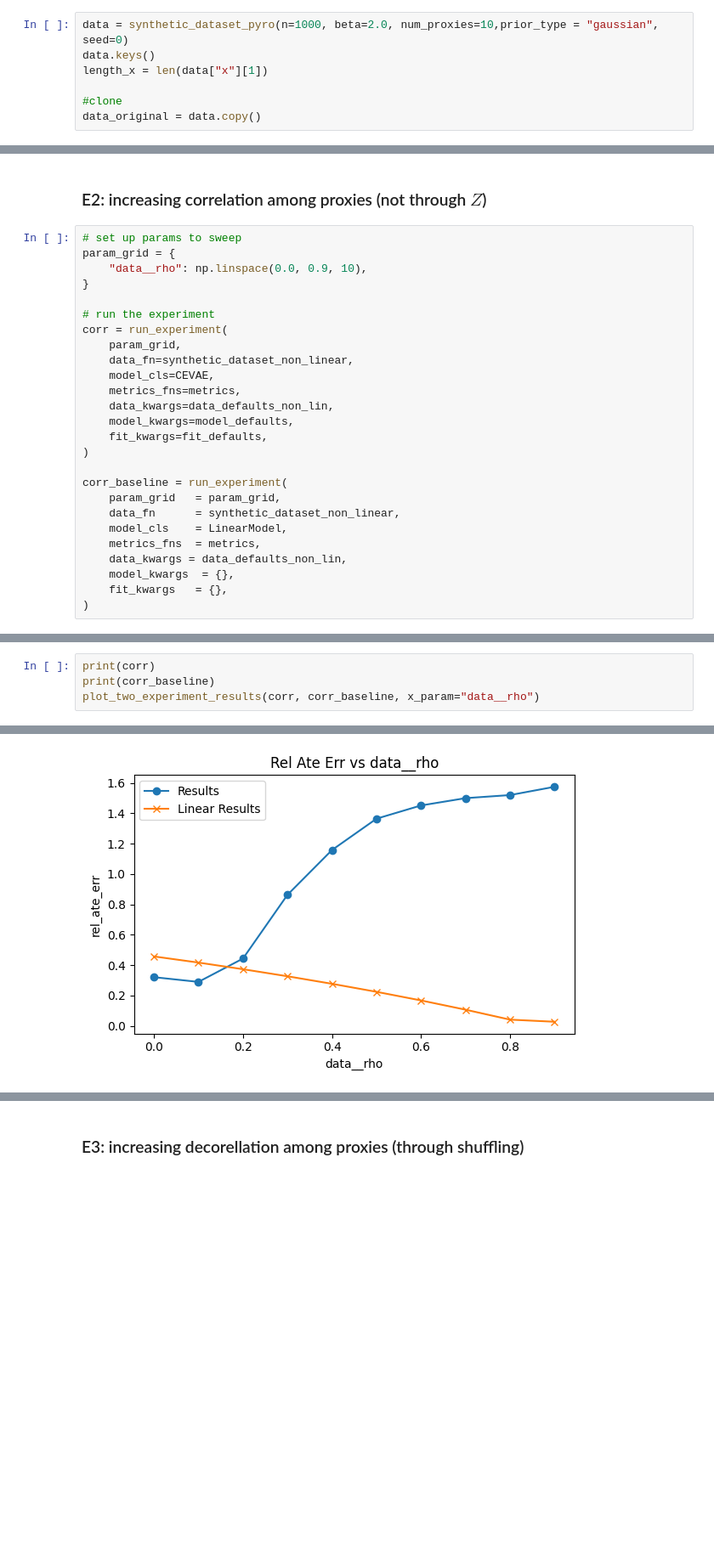
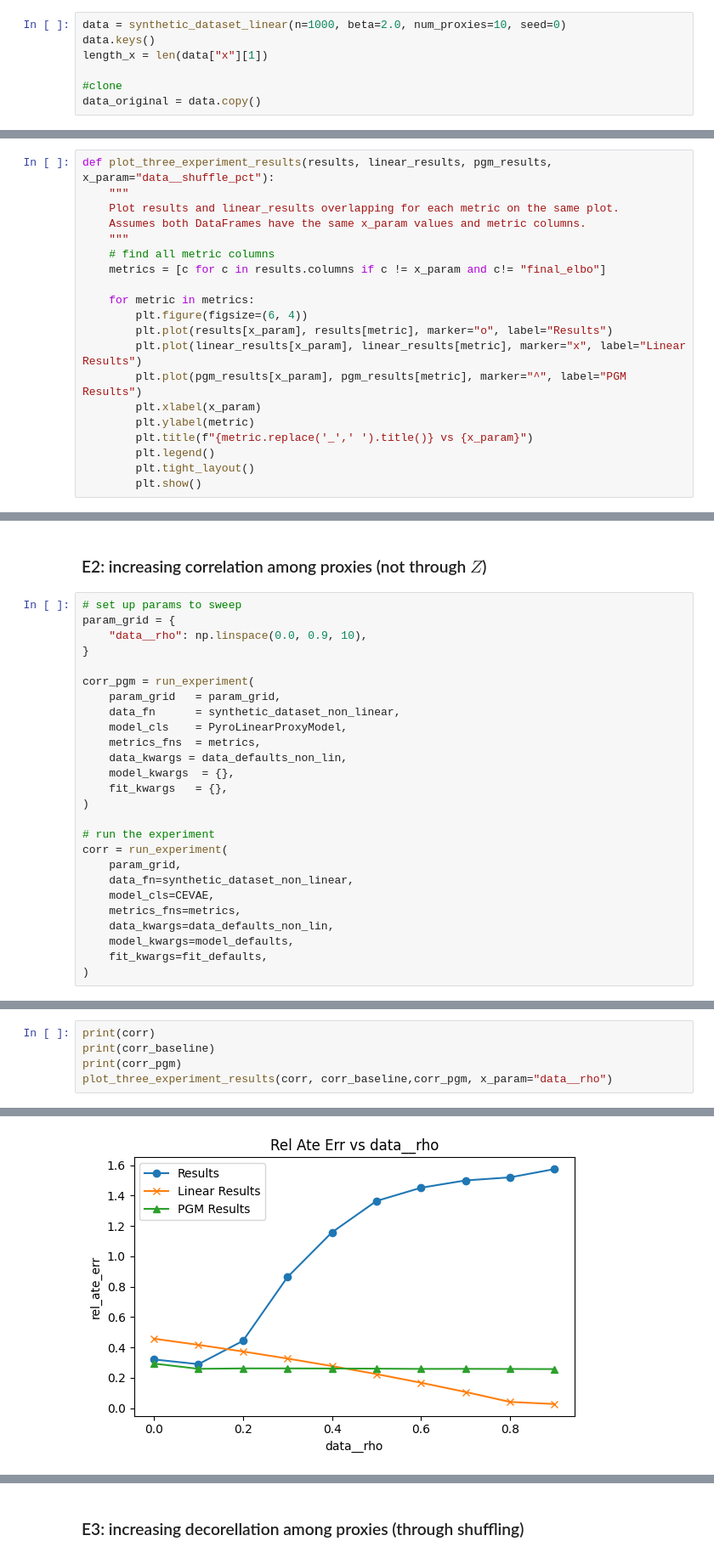
Before and after one commit to christianfaccio/causal_machine_learning, a Jupyter notebook: src/causal_effect_inference.ipynb, the cells around one changed output, grey strips where cells are left out. Shown at 85% size. Cells and saved outputs as stored; diff of their text form; blank space fills up the shorter version.

```diff
--- a/src/causal_effect_inference.ipynb
+++ b/src/causal_effect_inference.ipynb
@@ -43,7 +43,7 @@ import itertools
 logging.getLogger("pyro").setLevel(logging.DEBUG)
 logging.getLogger("pyro").handlers[0].setLevel(logging.DEBUG)
 # %%
-data = synthetic_dataset_pyro(n=1000, beta=2.0, num_proxies=10,prior_type = "gaussian", seed=0)
+data = synthetic_dataset_linear(n=1000, beta=2.0, num_proxies=10, seed=0)
 data.keys()
 length_x = len(data["x"][1])
 
@@ -480,6 +616,26 @@ def plot_two_experiment_results(results, linear_results, x_param="data__shuffle_
         plt.legend()
         plt.tight_layout()
         plt.show()
+# %%
+def plot_three_experiment_results(results, linear_results, pgm_results, x_param="data__shuffle_pct"):
+    """
+    Plot results and linear_results overlapping for each metric on the same plot.
+    Assumes both DataFrames have the same x_param values and metric columns.
+    """
+    # find all metric columns
+    metrics = [c for c in results.columns if c != x_param and c!= "final_elbo"]
+
+    for metric in metrics:
+        plt.figure(figsize=(6, 4))
+        plt.plot(results[x_param], results[metric], marker="o", label="Results")
+        plt.plot(linear_results[x_param], linear_results[metric], marker="x", label="Linear Results")
+        plt.plot(pgm_results[x_param], pgm_results[metric], marker="^", label="PGM Results")
+        plt.xlabel(x_param)
+        plt.ylabel(metric)
+        plt.title(f"{metric.replace('_',' ').title()} vs {x_param}")
+        plt.legend()
+        plt.tight_layout()
+        plt.show()
 # %%
 num_proxies = 10
 
@@ -601,6 +768,16 @@ plot_two_experiment_results(results, linear_results, x_param="data__n")
 param_grid = {
     "data__rho": np.linspace(0.0, 0.9, 10),
 }
+
+corr_pgm = run_experiment(
+    param_grid   = param_grid,
+    data_fn      = synthetic_dataset_non_linear,
+    model_cls    = PyroLinearProxyModel,
+    metrics_fns  = metrics,
+    data_kwargs = data_defaults_non_lin,
+    model_kwargs  = {},
+    fit_kwargs   = {},
+)
 
 # run the experiment
 corr = run_experiment(
@@ -612,16 +789,6 @@ corr = run_experiment(
     model_kwargs=model_defaults,
     fit_kwargs=fit_defaults,
 )
-
-corr_baseline = run_experiment(
-    param_grid   = param_grid,
-    data_fn      = synthetic_dataset_non_linear,
-    model_cls    = LinearModel,
-    metrics_fns  = metrics,
-    data_kwargs = data_defaults_non_lin,
-    model_kwargs  = {},
-    fit_kwargs   = {},
-)
 # %% [output]
 INFO     Training with 8 minibatches per epoch
 INFO     Evaluating 1 minibatches
@@ -643,7 +822,8 @@ DEBUG    batch ate = 2.59601
 # %%
 print(corr)
 print(corr_baseline)
-plot_two_experiment_results(corr, corr_baseline, x_param="data__rho")
+print(corr_pgm)
+plot_three_experiment_results(corr, corr_baseline,corr_pgm, x_param="data__rho")
 # %% [output]
    data__rho  final_elbo  rel_ate_err  nrmse_ite
 0        0.0   18.188556     0.321387   0.873720
@@ -665 +845 @@ plot_two_experiment_results(corr, corr_baseline, x_param="data__rho")
-[figure, old version]
+[figure, new version]
```
Also changed, not shown: parts of 14 cells of this notebook.
